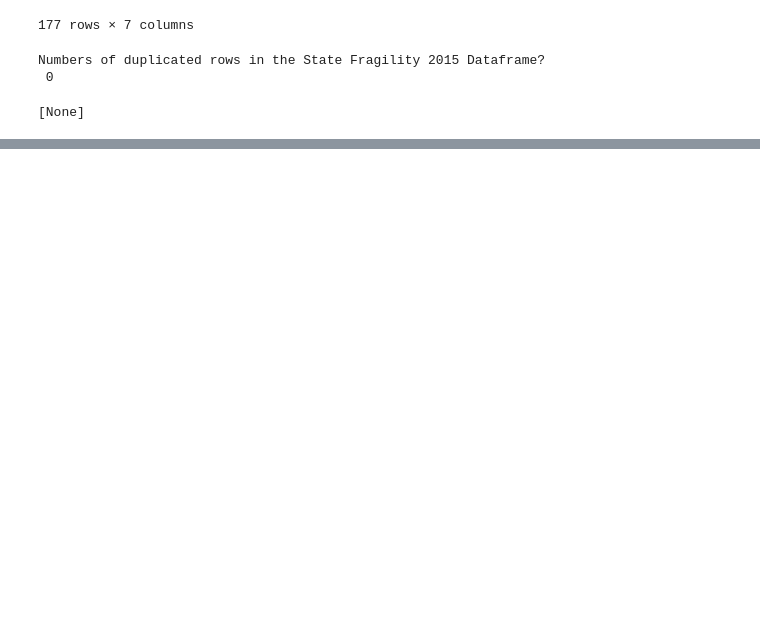
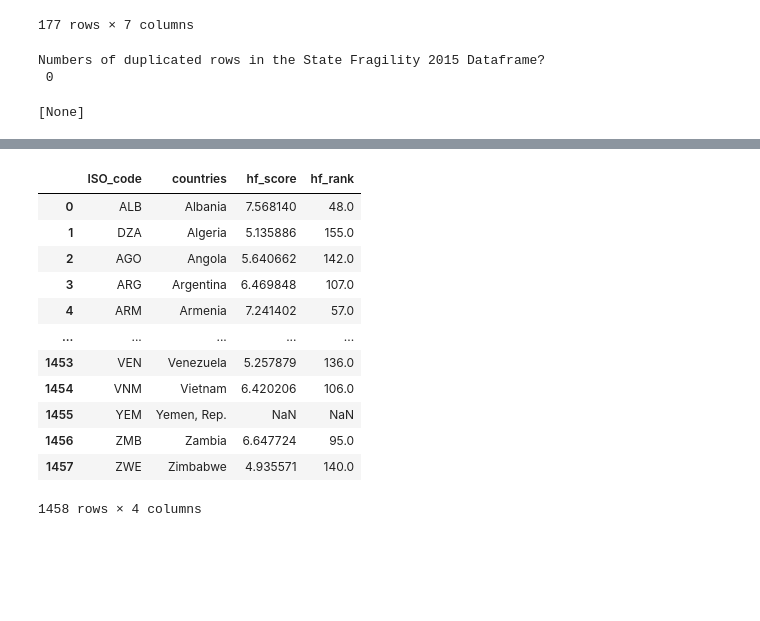
Before and after one commit to JackDaedalus/WWD_CA1, a Jupyter notebook: WWD CA1 Next Pass.ipynb, the cells around one changed output, grey strips where cells are left out. Cells and saved outputs as stored; diff of their text form; code cells hidden in the pictures; blank space fills up the shorter version.

```diff
--- a/WWD CA1 Next Pass.ipynb
+++ b/WWD CA1 Next Pass.ipynb
@@ -358,3 +376,21 @@ Numbers of duplicated rows in the State Fragility 2015 Dataframe?
+# %%
+#df_FreedonTemp2 = df_HumanFreedomIndex.loc[:,'ISO_code','countries','hf_score','hf_rank']
+df_FreedonTemp2 = df_HumanFreedomIndex.loc[:,["ISO_code","countries","hf_score","hf_rank"]]
+df_FreedonTemp2
+# %% [output]
+|  | ISO_code | countries | hf_score | hf_rank |
+| 0 | ALB | Albania | 7.568140 | 48.0 |
+| 1 | DZA | Algeria | 5.135886 | 155.0 |
+| 2 | AGO | Angola | 5.640662 | 142.0 |
+| 3 | ARG | Argentina | 6.469848 | 107.0 |
+| 4 | ARM | Armenia | 7.241402 | 57.0 |
+| ... | ... | ... | ... | ... |
+| 1453 | VEN | Venezuela | 5.257879 | 136.0 |
+| 1454 | VNM | Vietnam | 6.420206 | 106.0 |
+| 1455 | YEM | Yemen, Rep. | NaN | NaN |
+| 1456 | ZMB | Zambia | 6.647724 | 95.0 |
+| 1457 | ZWE | Zimbabwe | 4.935571 | 140.0 |
+1458 rows × 4 columns
 # %% [markdown]
 ####
 # %% [markdown]
```
Also changed, not shown: parts of 17 cells of this notebook.
